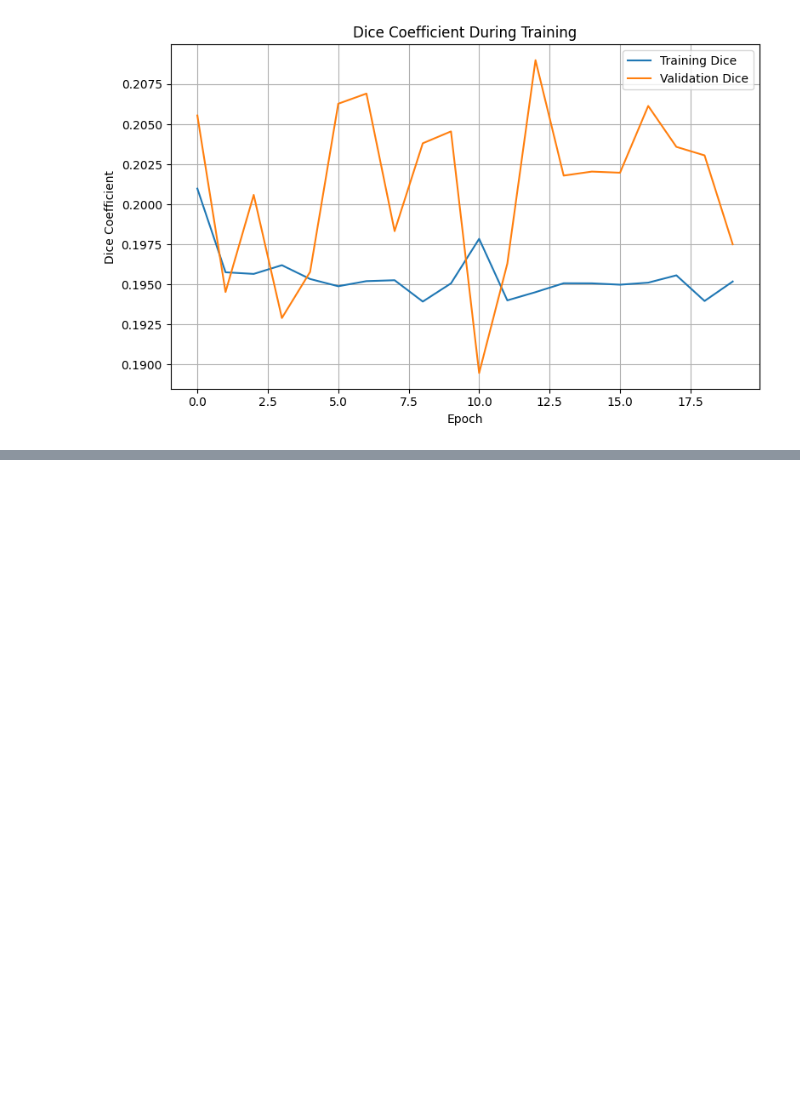
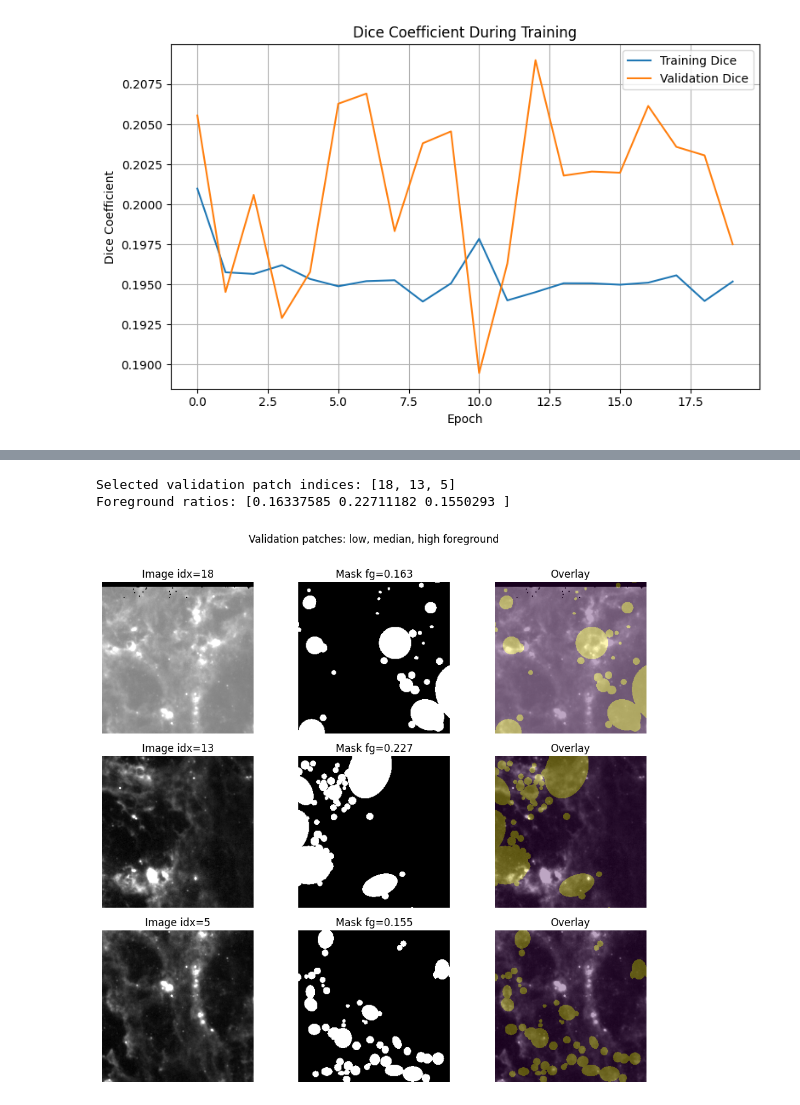
Before and after one commit to shailaja-mahara/bubbleDetection, a Jupyter notebook: notebooks/predictions.ipynb, the cells around one changed output, grey strips where cells are left out. Cells and saved outputs as stored; diff of their text form; code cells hidden in the pictures; blank space fills up the shorter version.

```diff
--- a/notebooks/predictions.ipynb
+++ b/notebooks/predictions.ipynb
@@ -343,0 +530,43 @@ plt.show()
+# %%
+# visual inspection
+
+def plot_patch_grid(X_set, Y_set, indices, title="Patch inspection"):
+    n = len(indices)
+    plt.figure(figsize=(10, 3 * n))
+    for row, idx in enumerate(indices):
+        img = X_set[idx].squeeze()
+        msk = Y_set[idx].squeeze()
+
+        plt.subplot(n, 3, row * 3 + 1)
+        plt.imshow(img, cmap="gray")
+        plt.title(f"Image idx={idx}")
+        plt.axis("off")
+
+        plt.subplot(n, 3, row * 3 + 2)
+        plt.imshow(msk, cmap="gray")
+        plt.title(f"Mask fg={msk.mean():.3f}")
+        plt.axis("off")
+
+        plt.subplot(n, 3, row * 3 + 3)
+        plt.imshow(img, cmap="gray")
+        plt.imshow(msk, alpha=0.35)
+        plt.title("Overlay")
+        plt.axis("off")
+
+    plt.suptitle(title, y=1.01)
+    plt.tight_layout()
+    plt.show()
+
+val_fg_per_patch = Y_val.mean(axis=(1, 2, 3))
+low_idx = int(np.argmin(val_fg_per_patch)+2)
+mid_idx = int(np.argsort(np.abs(val_fg_per_patch - np.median(val_fg_per_patch)))[0]+2)
+high_idx = int(np.argmax(val_fg_per_patch)+2)
+
+selected_indices = [low_idx, mid_idx, high_idx]
+print("Selected validation patch indices:", selected_indices)
+print("Foreground ratios:", val_fg_per_patch[selected_indices])
+plot_patch_grid(X_val, Y_val, selected_indices, title="Validation patches: low, median, high foreground")
+# %% [output]
+Selected validation patch indices: [18, 13, 5]
+Foreground ratios: [0.16337585 0.22711182 0.1550293 ]
+[figure, added]
```
Also changed, not shown: parts of 9 cells of this notebook, 5 other files.
